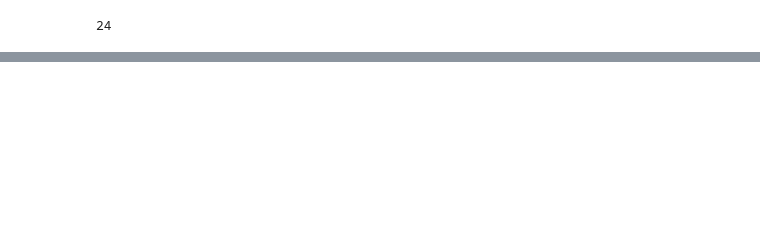
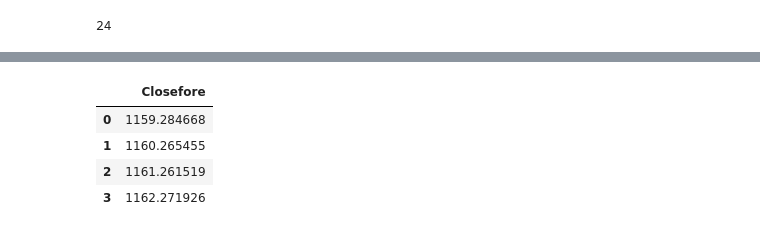
Before and after one commit to velaven/time-series, a Jupyter notebook: AR NEW1.ipynb, the cells around one changed output, grey strips where cells are left out. Saved outputs shown, nothing was run; the diff lists cells and outputs as text; code cells hidden in the pictures; blank space fills up the shorter version.

```diff
--- a/AR NEW1.ipynb
+++ b/AR NEW1.ipynb
@@ -207,0 +309,8 @@ ImportError: numpy.core.multiarray failed to import
+# %%
+forecast_stock_price_test_oriF
+# %% [output]
+|  | Closefore |
+| 0 | 1159.284668 |
+| 1 | 1160.265455 |
+| 2 | 1161.261519 |
+| 3 | 1162.271926 |
```
Also changed, not shown: parts of 34 cells of this notebook.
